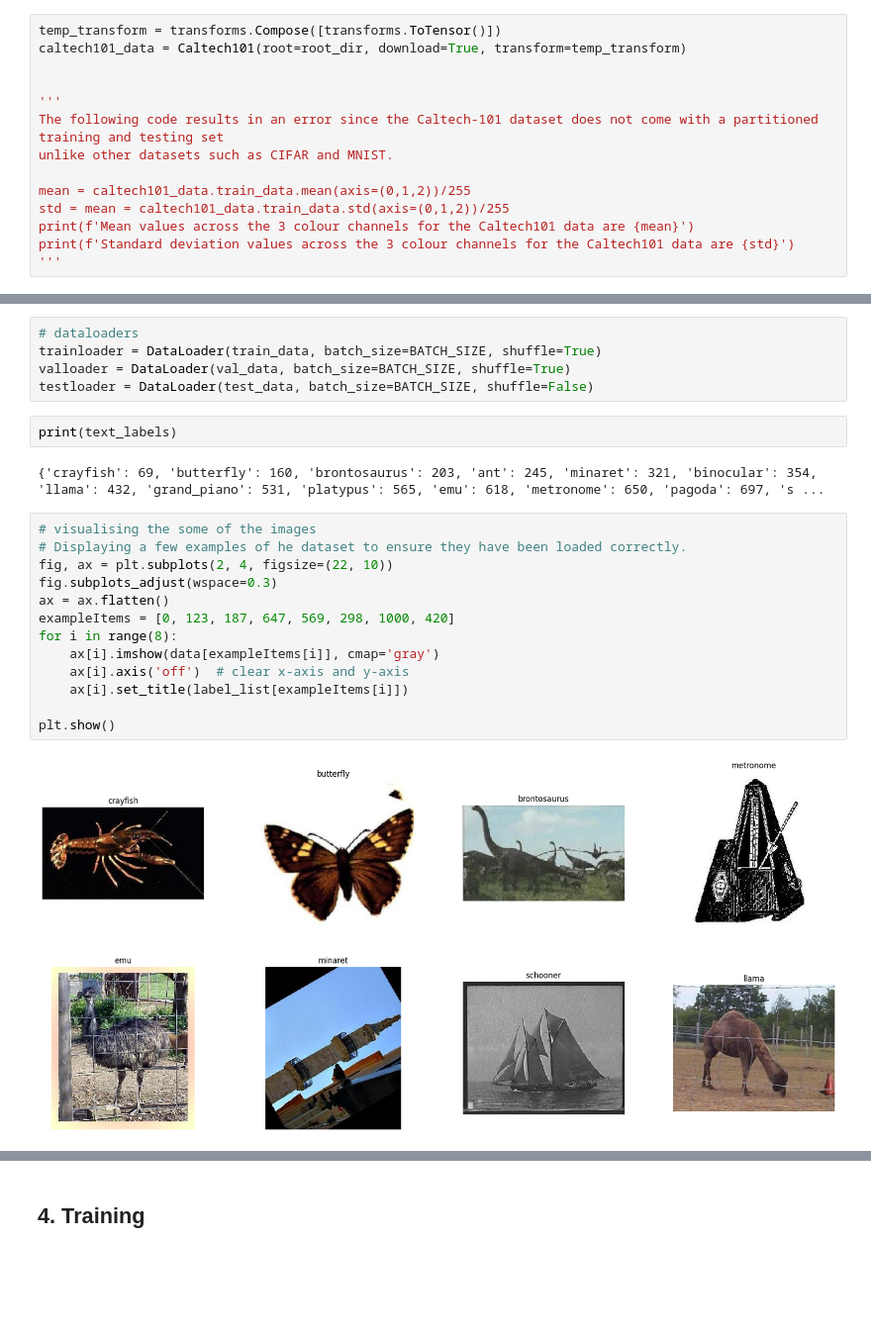
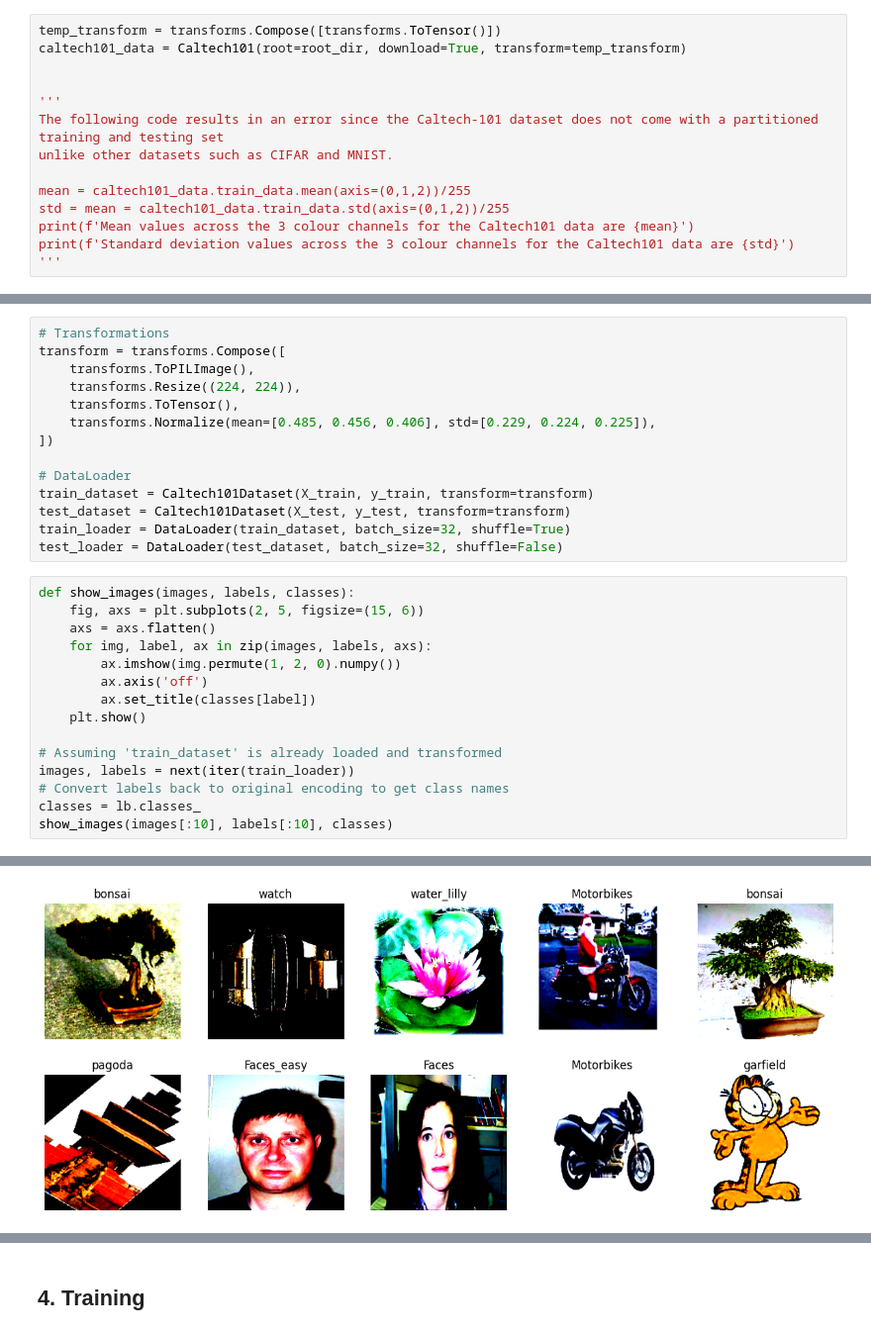
Before and after one commit to sprince0031/UL_Masters, a Jupyter notebook: SEM_2/CS6482-Deep_Reinforcement_Learning/Assignment1/CS6482-Assign1-23007575-23052058.ipynb, the cells around one changed output, grey strips where cells are left out. Shown at 99% size. Drawn from its saved outputs; the diff is of its cells as text; blank space fills up the shorter version.

```diff
--- a/SEM_2/CS6482-Deep_Reinforcement_Learning/Assignment1/CS6482-Assign1-23007575-23052058.ipynb
+++ b/SEM_2/CS6482-Deep_Reinforcement_Learning/Assignment1/CS6482-Assign1-23007575-23052058.ipynb
@@ -227,24 +161,30 @@ test_data = ImageDataset(x_test, y_test, val_transform)
-# %%
-# dataloaders
-trainloader = DataLoader(train_data, batch_size=BATCH_SIZE, shuffle=True)
-valloader = DataLoader(val_data, batch_size=BATCH_SIZE, shuffle=True)
-testloader = DataLoader(test_data, batch_size=BATCH_SIZE, shuffle=False)
-# %%
-print(text_labels)
-# %% [output]
-{'crayfish': 69, 'butterfly': 160, 'brontosaurus': 203, 'ant': 245, 'minaret': 321, 'binocular': 354, 'llama': 432, 'grand_piano': 531, 'platypus': 565, 'emu': 618, 'metronome': 650, 'pagoda': 697, 's ...
-# %%
-# visualising the some of the images
-# Displaying a few examples of he dataset to ensure they have been loaded correctly.
-fig, ax = plt.subplots(2, 4, figsize=(22, 10))
-fig.subplots_adjust(wspace=0.3)
-ax = ax.flatten()
-exampleItems = [0, 123, 187, 647, 569, 298, 1000, 420]
-for i in range(8):
-    ax[i].imshow(data[exampleItems[i]], cmap='gray')
-    ax[i].axis('off')  # clear x-axis and y-axis
-    ax[i].set_title(label_list[exampleItems[i]])
-
-plt.show()
-# %% [output]
-[figure, removed]
+# %%
+# Transformations
+transform = transforms.Compose([
+    transforms.ToPILImage(),
+    transforms.Resize((224, 224)),
+    transforms.ToTensor(),
+    transforms.Normalize(mean=[0.485, 0.456, 0.406], std=[0.229, 0.224, 0.225]),
+])
+
+# DataLoader
+train_dataset = Caltech101Dataset(X_train, y_train, transform=transform)
+test_dataset = Caltech101Dataset(X_test, y_test, transform=transform)
+train_loader = DataLoader(train_dataset, batch_size=32, shuffle=True)
+test_loader = DataLoader(test_dataset, batch_size=32, shuffle=False)
+# %%
+def show_images(images, labels, classes):
+    fig, axs = plt.subplots(2, 5, figsize=(15, 6))
+    axs = axs.flatten()
+    for img, label, ax in zip(images, labels, axs):
+        ax.imshow(img.permute(1, 2, 0).numpy())
+        ax.axis('off')
+        ax.set_title(classes[label])
+    plt.show()
+
+# Assuming 'train_dataset' is already loaded and transformed
+images, labels = next(iter(train_loader))
+# Convert labels back to original encoding to get class names
+classes = lb.classes_
+show_images(images[:10], labels[:10], classes)
+# %% [output]
@@ -251 +201,2 @@ plt.show()
+[figure, added]
 # %% [markdown]
```
Also changed, not shown: parts of 31 cells of this notebook, 1 other file.
